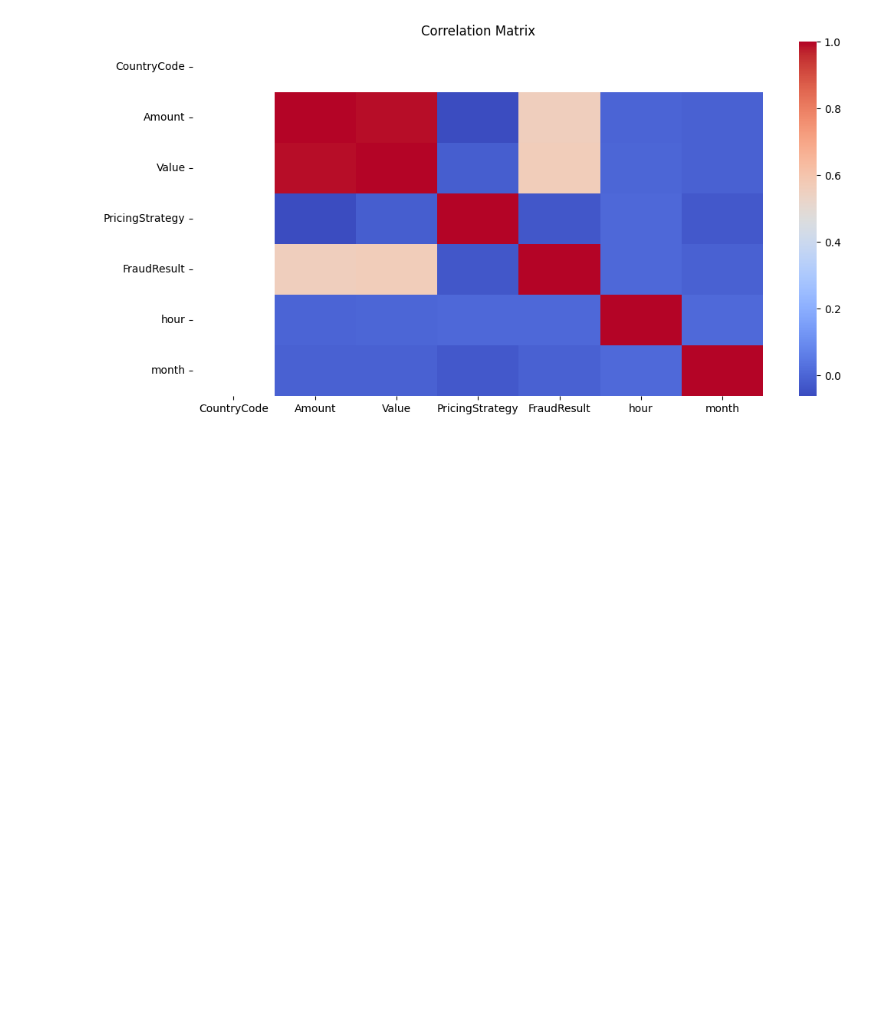
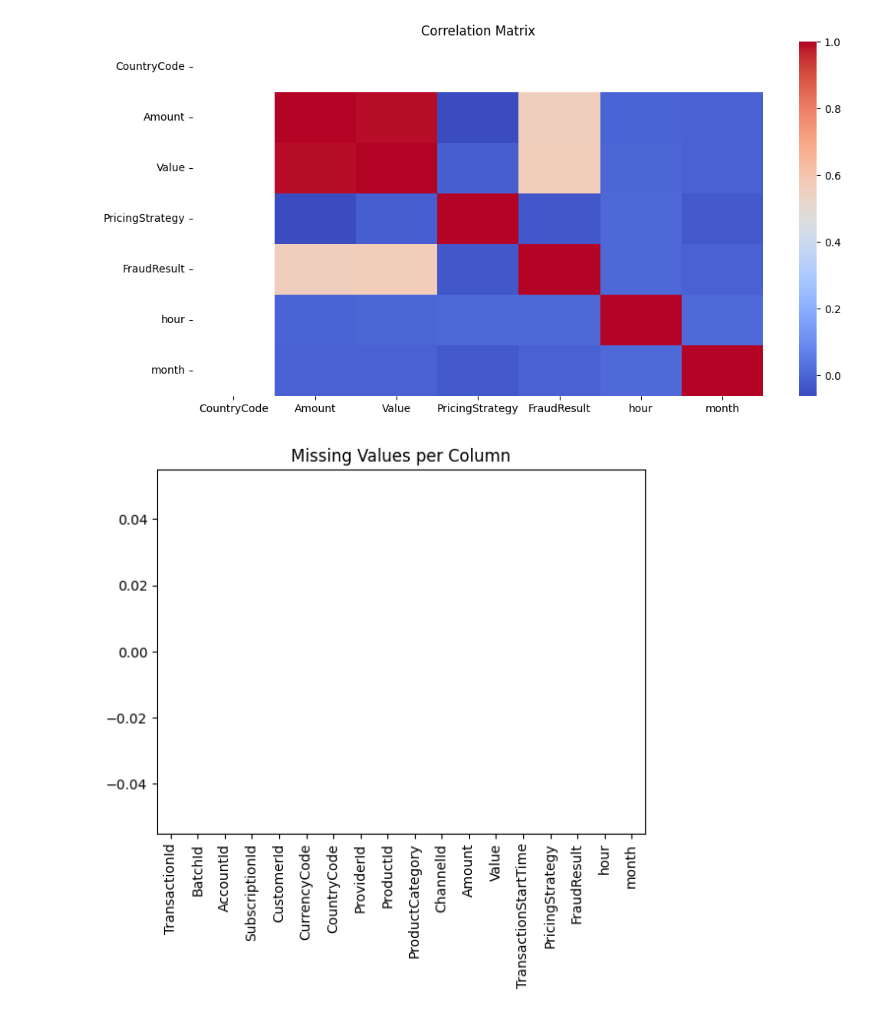
Before and after one commit to Bethabrh/credit-risk-model, a Jupyter notebook: notebooks/eda.ipynb, the cells around one changed output. Drawn from its saved outputs; the diff is of its cells as text; code cells hidden in the pictures; blank space fills up the shorter version.

```diff
--- a/notebooks/eda.ipynb
+++ b/notebooks/eda.ipynb
@@ -202,3 +202,9 @@ plt.title("Correlation Matrix")
 plt.show()
 # %% [output]
 [figure]
+# %%
+df.isnull().sum().plot(kind="bar")
+plt.title("Missing Values per Column")
+plt.show()
+# %% [output]
+[figure, added]
```
Also changed, not shown: parts of 4 cells of this notebook, 1 other file.
